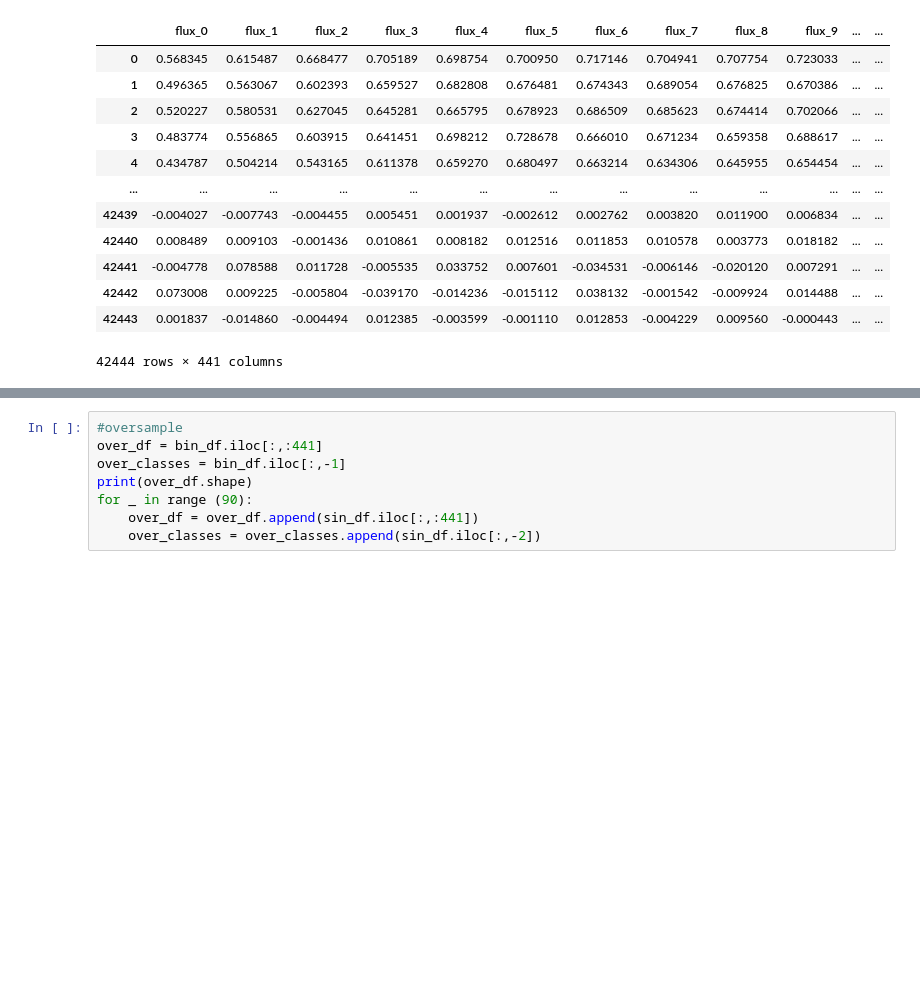
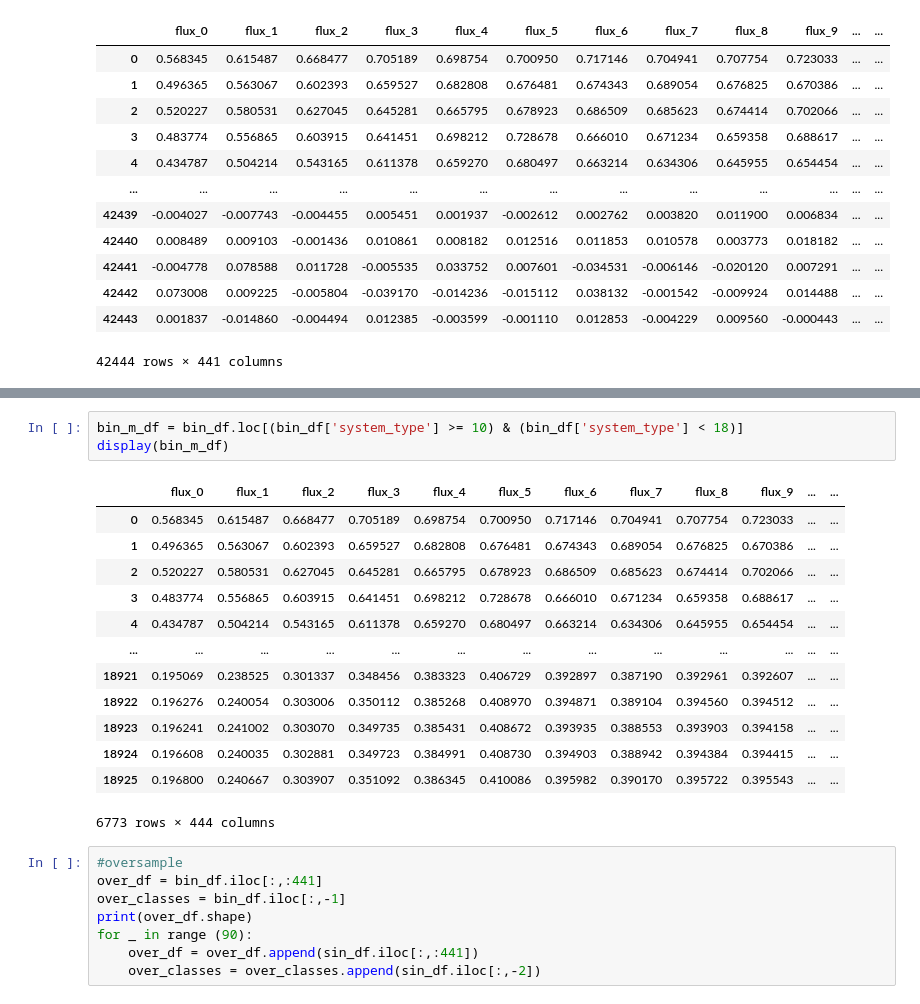
Before and after one commit to lukemcdermottt/Star-Lab, a Jupyter notebook: Phys-PCA.ipynb, the cells around one changed output, grey strips where cells are left out. Saved outputs shown, nothing was run; the diff lists cells and outputs as text; blank space fills up the shorter version.

```diff
--- a/Phys-PCA.ipynb
+++ b/Phys-PCA.ipynb
@@ -64,3 +81,20 @@ display(df)
+# %%
+bin_m_df = bin_df.loc[(bin_df['system_type'] >= 10) & (bin_df['system_type'] < 18)]
+display(bin_m_df)
+# %% [output]
+|  | flux_0 | flux_1 | flux_2 | flux_3 | flux_4 | flux_5 | flux_6 | flux_7 | flux_8 | flux_9 | ... | ... |
+| 0 | 0.568345 | 0.615487 | 0.668477 | 0.705189 | 0.698754 | 0.700950 | 0.717146 | 0.704941 | 0.707754 | 0.723033 | ... | ... |
+| 1 | 0.496365 | 0.563067 | 0.602393 | 0.659527 | 0.682808 | 0.676481 | 0.674343 | 0.689054 | 0.676825 | 0.670386 | ... | ... |
+| 2 | 0.520227 | 0.580531 | 0.627045 | 0.645281 | 0.665795 | 0.678923 | 0.686509 | 0.685623 | 0.674414 | 0.702066 | ... | ... |
+| 3 | 0.483774 | 0.556865 | 0.603915 | 0.641451 | 0.698212 | 0.728678 | 0.666010 | 0.671234 | 0.659358 | 0.688617 | ... | ... |
+| 4 | 0.434787 | 0.504214 | 0.543165 | 0.611378 | 0.659270 | 0.680497 | 0.663214 | 0.634306 | 0.645955 | 0.654454 | ... | ... |
+| ... | ... | ... | ... | ... | ... | ... | ... | ... | ... | ... | ... | ... |
+| 18921 | 0.195069 | 0.238525 | 0.301337 | 0.348456 | 0.383323 | 0.406729 | 0.392897 | 0.387190 | 0.392961 | 0.392607 | ... | ... |
+| 18922 | 0.196276 | 0.240054 | 0.303006 | 0.350112 | 0.385268 | 0.408970 | 0.394871 | 0.389104 | 0.394560 | 0.394512 | ... | ... |
+| 18923 | 0.196241 | 0.241002 | 0.303070 | 0.349735 | 0.385431 | 0.408672 | 0.393935 | 0.388553 | 0.393903 | 0.394158 | ... | ... |
+| 18924 | 0.196608 | 0.240035 | 0.302881 | 0.349723 | 0.384991 | 0.408730 | 0.394903 | 0.388942 | 0.394384 | 0.394415 | ... | ... |
+| 18925 | 0.196800 | 0.240667 | 0.303907 | 0.351092 | 0.386345 | 0.410086 | 0.395982 | 0.390170 | 0.395722 | 0.395543 | ... | ... |
+6773 rows × 444 columns
 # %%
 #oversample
 over_df = bin_df.iloc[:,:441]
```
Also changed, not shown: parts of 8 cells of this notebook, 5 other files.
